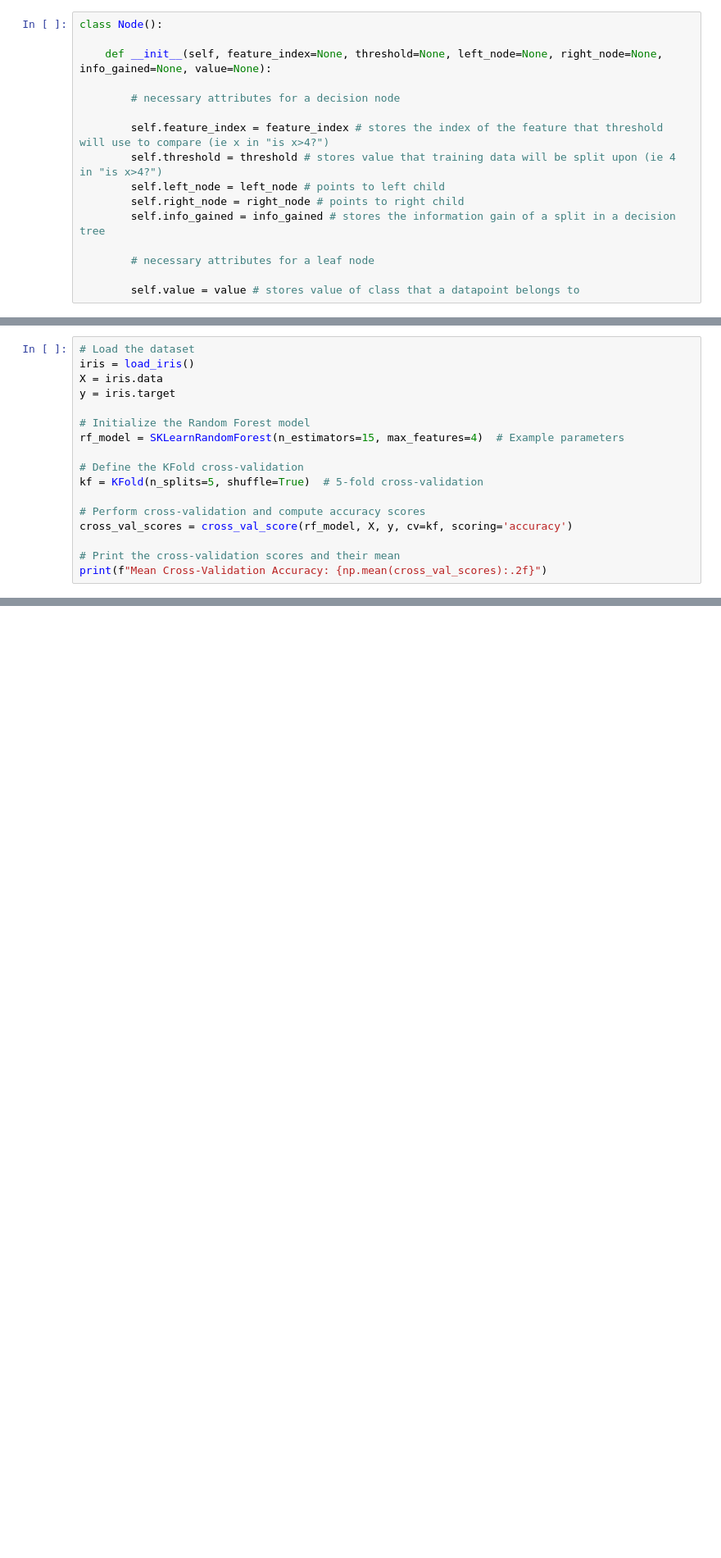
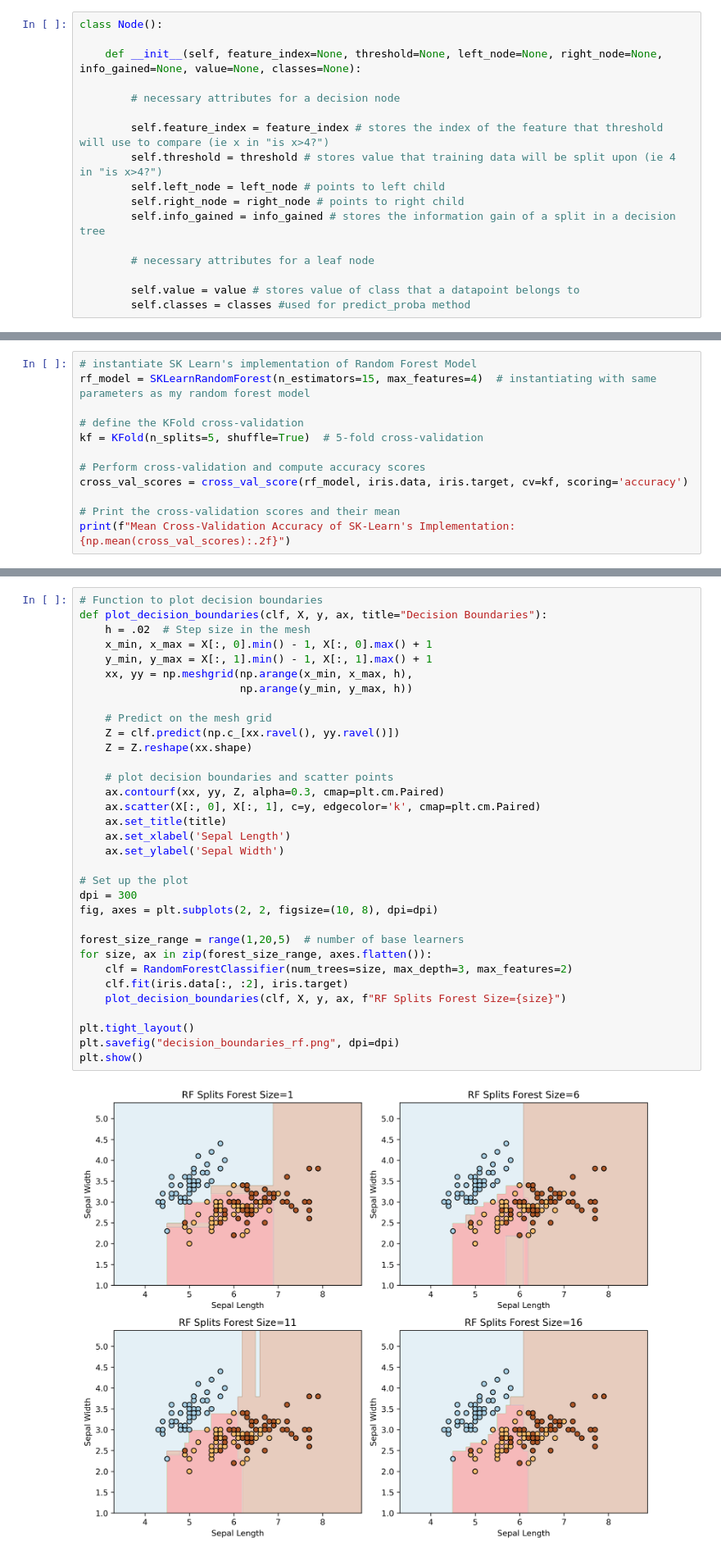
Before and after one commit to aj-bei/Random-Forest-Classifier-From-Scratch, a Jupyter notebook: RandomForest.ipynb, the cells around one changed output, grey strips where cells are left out. Shown at 82% size. Cells and saved outputs as stored; diff of their text form; blank space fills up the shorter version.

```diff
--- a/RandomForest.ipynb
+++ b/RandomForest.ipynb
@@ -24,7 +26,7 @@ import matplotlib.pyplot as plt
 # %%
 class Node():
 
-    def __init__(self, feature_index=None, threshold=None, left_node=None, right_node=None, info_gained=None, value=None):
+    def __init__(self, feature_index=None, threshold=None, left_node=None, right_node=None, info_gained=None, value=None, classes=None):
 
         # necessary attributes for a decision node
 
@@ -37,6 +39,7 @@ class Node():
         # necessary attributes for a leaf node
 
         self.value = value # stores value of class that a datapoint belongs to
+        self.classes = classes #used for predict_proba method
 # %%
 class DecisionTreeClassifier():
 
@@ -363,20 +350,15 @@ Mean Cross-Validation Accuracy: 0.98
 # %% [markdown]
 ## Testing SKLearn's Random Forest Classification Model using K-Fold Cross Validation
 # %%
-# Load the dataset
-iris = load_iris()
-X = iris.data
-y = iris.target
+# instantiate SK Learn's implementation of Random Forest Model
+rf_model = SKLearnRandomForest(n_estimators=15, max_features=4)  # instantiating with same parameters as my random forest model
 
-# Initialize the Random Forest model
-rf_model = SKLearnRandomForest(n_estimators=15, max_features=4)  # Example parameters
-
-# Define the KFold cross-validation
+# define the KFold cross-validation
 kf = KFold(n_splits=5, shuffle=True)  # 5-fold cross-validation
 
 # Perform cross-validation and compute accuracy scores
-cross_val_scores = cross_val_score(rf_model, X, y, cv=kf, scoring='accuracy')
+cross_val_scores = cross_val_score(rf_model, iris.data, iris.target, cv=kf, scoring='accuracy')
 
 # Print the cross-validation scores and their mean
-print(f"Mean Cross-Validation Accuracy: {np.mean(cross_val_scores):.2f}")
+print(f"Mean Cross-Validation Accuracy of SK-Learn's Implementation: {np.mean(cross_val_scores):.2f}")
 # %% [output]
@@ -383,0 +366,35 @@ Mean Cross-Validation Accuracy: 0.95
+# %%
+# Function to plot decision boundaries
+def plot_decision_boundaries(clf, X, y, ax, title="Decision Boundaries"):
+    h = .02  # Step size in the mesh
+    x_min, x_max = X[:, 0].min() - 1, X[:, 0].max() + 1
+    y_min, y_max = X[:, 1].min() - 1, X[:, 1].max() + 1
+    xx, yy = np.meshgrid(np.arange(x_min, x_max, h),
+                         np.arange(y_min, y_max, h))
+
+    # Predict on the mesh grid
+    Z = clf.predict(np.c_[xx.ravel(), yy.ravel()])
+    Z = Z.reshape(xx.shape)
+
+    # plot decision boundaries and scatter points
+    ax.contourf(xx, yy, Z, alpha=0.3, cmap=plt.cm.Paired)
+    ax.scatter(X[:, 0], X[:, 1], c=y, edgecolor='k', cmap=plt.cm.Paired)
+    ax.set_title(title)
+    ax.set_xlabel('Sepal Length')
+    ax.set_ylabel('Sepal Width')
+
+# Set up the plot
+dpi = 300
+fig, axes = plt.subplots(2, 2, figsize=(10, 8), dpi=dpi)
+
+forest_size_range = range(1,20,5)  # number of base learners
+for size, ax in zip(forest_size_range, axes.flatten()):
+    clf = RandomForestClassifier(num_trees=size, max_depth=3, max_features=2)
+    clf.fit(iris.data[:, :2], iris.target)
+    plot_decision_boundaries(clf, X, y, ax, f"RF Splits Forest Size={size}")
+
+plt.tight_layout()
+plt.savefig("decision_boundaries_rf.png", dpi=dpi)
+plt.show()
+# %% [output]
+[figure, added]
```
Also changed, not shown: parts of 9 cells of this notebook.
